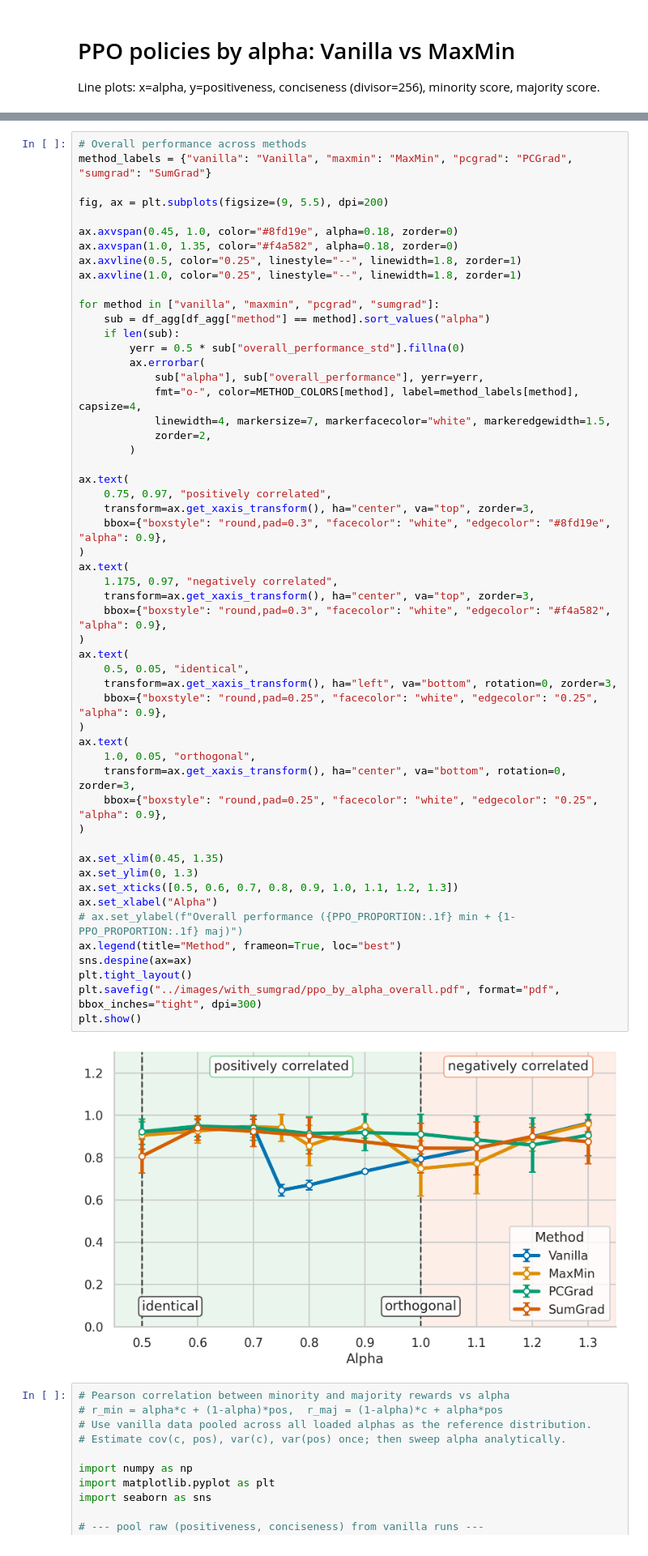
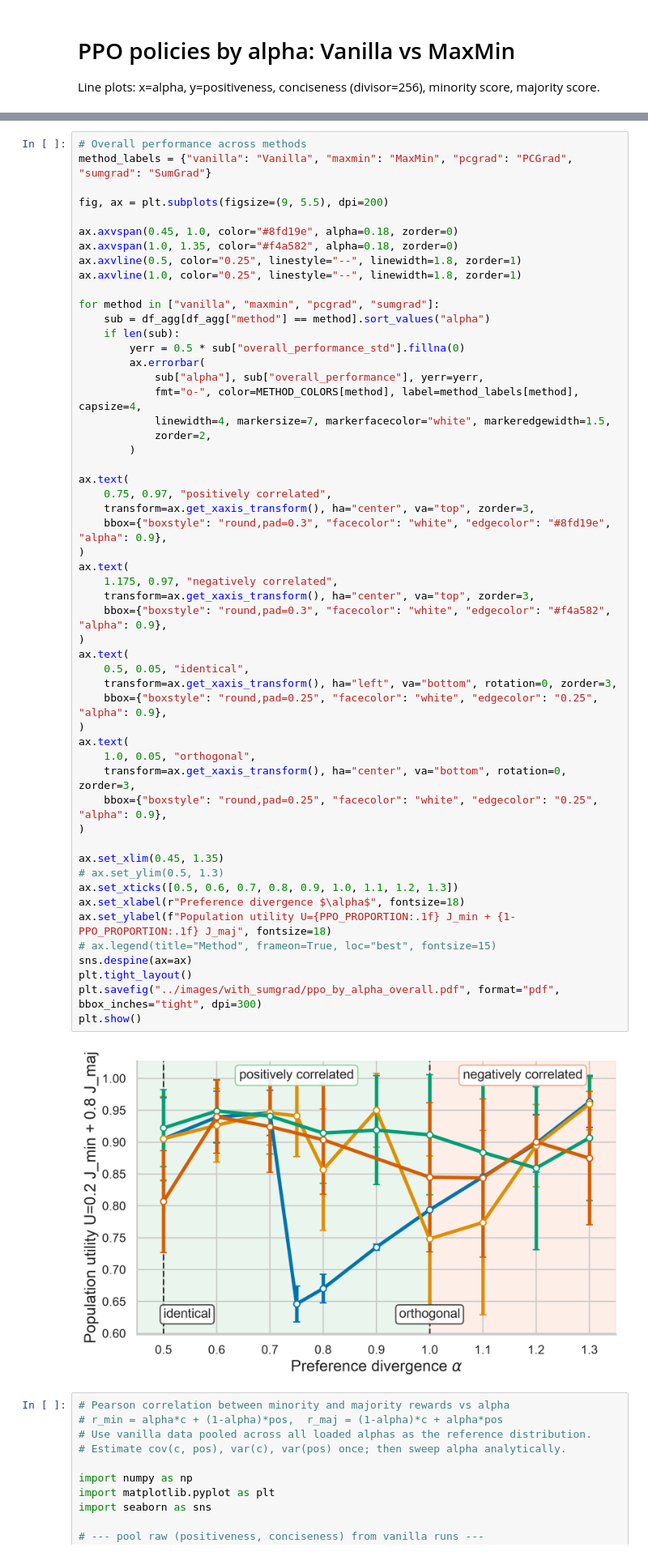
Before and after one commit to MINGXUAN99/fairness-rlhf, a Jupyter notebook: notebooks/analyze_ppo_by_alpha.ipynb, the cells around one changed output, grey strips where cells are left out. Shown at 81% size. Cells and saved outputs as stored; diff of their text form.

Commit message:
Add resubmission figures and windowed intervention experiment plan

```diff
--- a/notebooks/analyze_ppo_by_alpha.ipynb
+++ b/notebooks/analyze_ppo_by_alpha.ipynb
@@ -434,38 +460,38 @@ for method in ["vanilla", "maxmin", "pcgrad", "sumgrad"]:
         )
 
 ax.text(
     0.75, 0.97, "positively correlated",
     transform=ax.get_xaxis_transform(), ha="center", va="top", zorder=3,
     bbox={"boxstyle": "round,pad=0.3", "facecolor": "white", "edgecolor": "#8fd19e", "alpha": 0.9},
 )
 ax.text(
     1.175, 0.97, "negatively correlated",
     transform=ax.get_xaxis_transform(), ha="center", va="top", zorder=3,
     bbox={"boxstyle": "round,pad=0.3", "facecolor": "white", "edgecolor": "#f4a582", "alpha": 0.9},
 )
 ax.text(
     0.5, 0.05, "identical",
     transform=ax.get_xaxis_transform(), ha="left", va="bottom", rotation=0, zorder=3,
     bbox={"boxstyle": "round,pad=0.25", "facecolor": "white", "edgecolor": "0.25", "alpha": 0.9},
 )
 ax.text(
     1.0, 0.05, "orthogonal",
     transform=ax.get_xaxis_transform(), ha="center", va="bottom", rotation=0, zorder=3,
     bbox={"boxstyle": "round,pad=0.25", "facecolor": "white", "edgecolor": "0.25", "alpha": 0.9},
 )
 
 ax.set_xlim(0.45, 1.35)
-ax.set_ylim(0, 1.3)
+# ax.set_ylim(0.5, 1.3)
 ax.set_xticks([0.5, 0.6, 0.7, 0.8, 0.9, 1.0, 1.1, 1.2, 1.3])
-ax.set_xlabel("Alpha")
-# ax.set_ylabel(f"Overall performance ({PPO_PROPORTION:.1f} min + {1-PPO_PROPORTION:.1f} maj)")
-ax.legend(title="Method", frameon=True, loc="best")
+ax.set_xlabel(r"Preference divergence $\alpha$", fontsize=18)
+ax.set_ylabel(f"Population utility U={PPO_PROPORTION:.1f} J_min + {1-PPO_PROPORTION:.1f} J_maj", fontsize=18)
+# ax.legend(title="Method", frameon=True, loc="best", fontsize=15)
 sns.despine(ax=ax)
 plt.tight_layout()
 plt.savefig("../images/with_sumgrad/ppo_by_alpha_overall.pdf", format="pdf", bbox_inches="tight", dpi=300)
 plt.show()
 # %% [output]
-[figure, old version]
+[figure, new version]
 # %%
 # Pearson correlation between minority and majority rewards vs alpha
 # r_min = alpha*c + (1-alpha)*pos,  r_maj = (1-alpha)*c + alpha*pos
```
Also changed, not shown: parts of 5 cells of this notebook, 9 other files.
